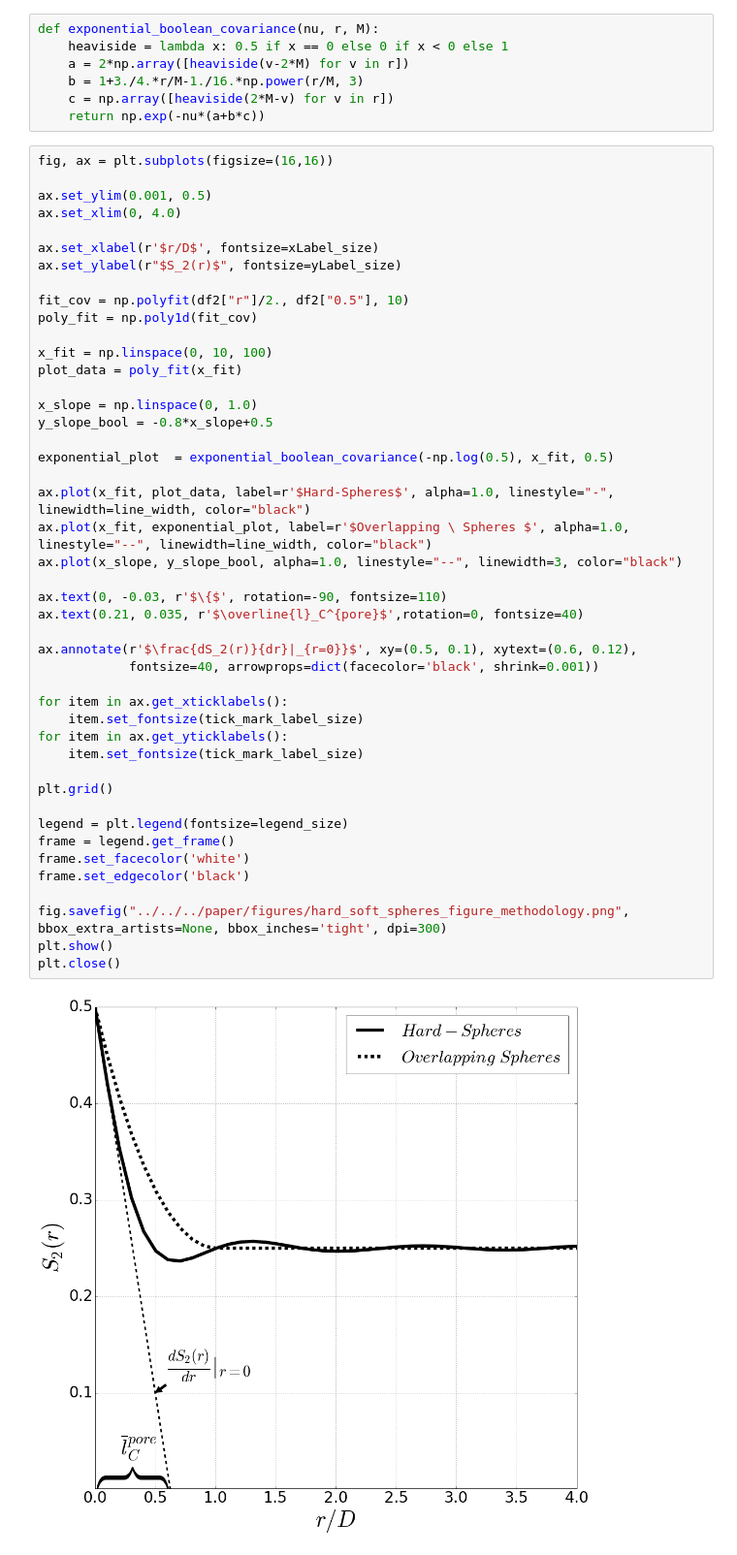
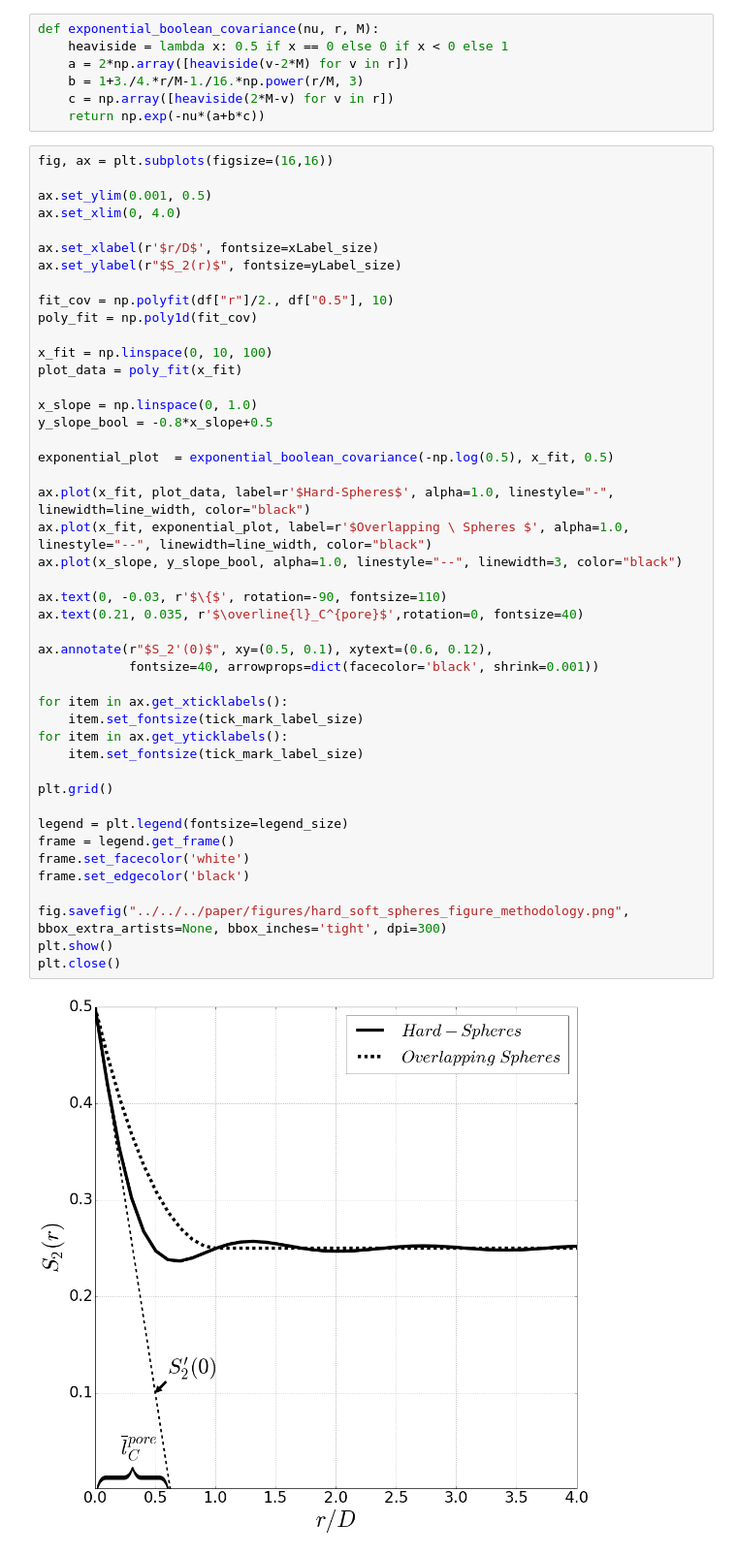
Before and after one commit to LukasMosser/PorousMediaGan, a Jupyter notebook: code/notebooks/covariance/Hard-Sphere Overlapping Sphere Overview.ipynb, the cells around one changed output. Shown at 97% size. Drawn from its saved outputs; the diff is of its cells as text.

```diff
--- a/code/notebooks/covariance/Hard-Sphere Overlapping Sphere Overview.ipynb
+++ b/code/notebooks/covariance/Hard-Sphere Overlapping Sphere Overview.ipynb
@@ -42,7 +42,7 @@ ax.set_xlim(0, 4.0)
 ax.set_xlabel(r'$r/D$', fontsize=xLabel_size)
 ax.set_ylabel(r"$S_2(r)$", fontsize=yLabel_size)
 
-fit_cov = np.polyfit(df2["r"]/2., df2["0.5"], 10)
+fit_cov = np.polyfit(df["r"]/2., df["0.5"], 10)
 poly_fit = np.poly1d(fit_cov)
 
 x_fit = np.linspace(0, 10, 100)
@@ -51,32 +51,32 @@ plot_data = poly_fit(x_fit)
 x_slope = np.linspace(0, 1.0)
 y_slope_bool = -0.8*x_slope+0.5
 
 exponential_plot  = exponential_boolean_covariance(-np.log(0.5), x_fit, 0.5)
 
 ax.plot(x_fit, plot_data, label=r'$Hard-Spheres$', alpha=1.0, linestyle="-", linewidth=line_width, color="black")
 ax.plot(x_fit, exponential_plot, label=r'$Overlapping \ Spheres $', alpha=1.0, linestyle="--", linewidth=line_width, color="black")
 ax.plot(x_slope, y_slope_bool, alpha=1.0, linestyle="--", linewidth=3, color="black")
 
 ax.text(0, -0.03, r'$\{$', rotation=-90, fontsize=110)
 ax.text(0.21, 0.035, r'$\overline{l}_C^{pore}$',rotation=0, fontsize=40)
 
-ax.annotate(r'$\frac{dS_2(r)}{dr}|_{r=0}}$', xy=(0.5, 0.1), xytext=(0.6, 0.12),
+ax.annotate(r"$S_2'(0)$", xy=(0.5, 0.1), xytext=(0.6, 0.12),
             fontsize=40, arrowprops=dict(facecolor='black', shrink=0.001))
 
 for item in ax.get_xticklabels():
     item.set_fontsize(tick_mark_label_size)
 for item in ax.get_yticklabels():
     item.set_fontsize(tick_mark_label_size)
 
 plt.grid()
 
 legend = plt.legend(fontsize=legend_size)
 frame = legend.get_frame()
 frame.set_facecolor('white')
 frame.set_edgecolor('black')
 
 fig.savefig("../../../paper/figures/hard_soft_spheres_figure_methodology.png", bbox_extra_artists=None, bbox_inches='tight', dpi=300)
 plt.show()
 plt.close()
 # %% [output]
-[figure, old version]
+[figure, new version]
```
Also changed, not shown: 5 other files.
